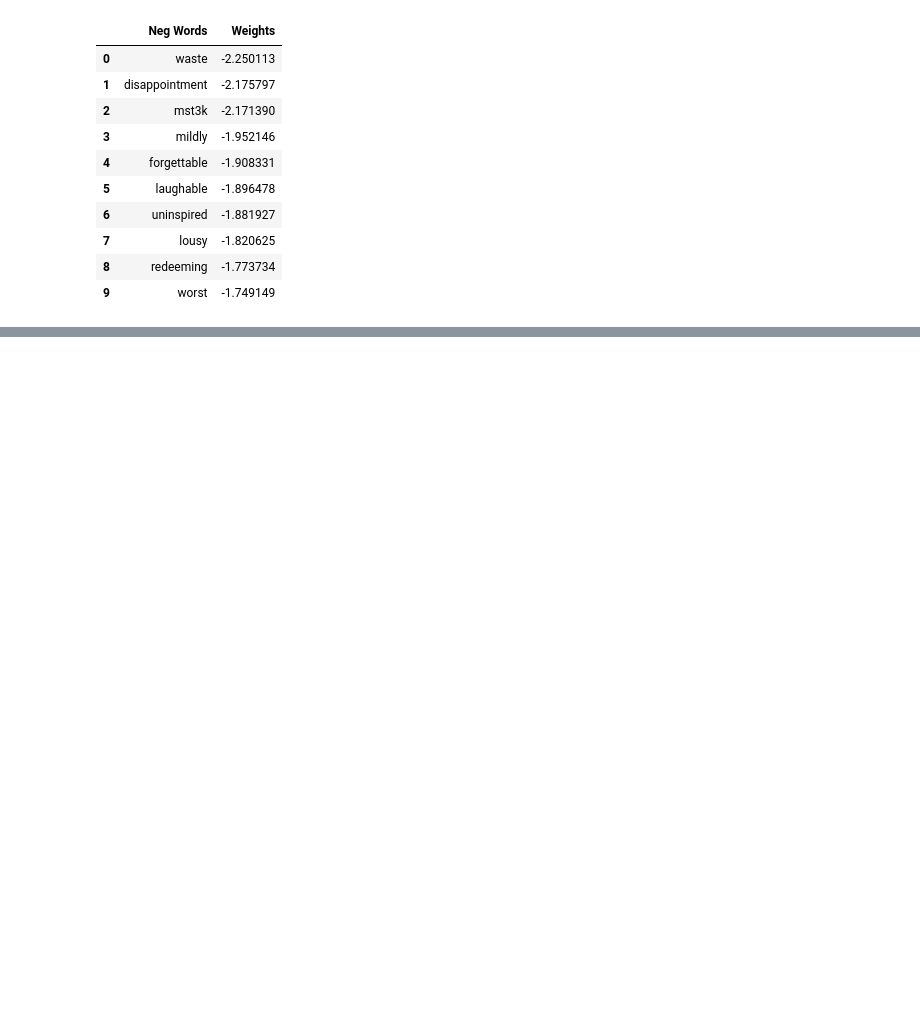
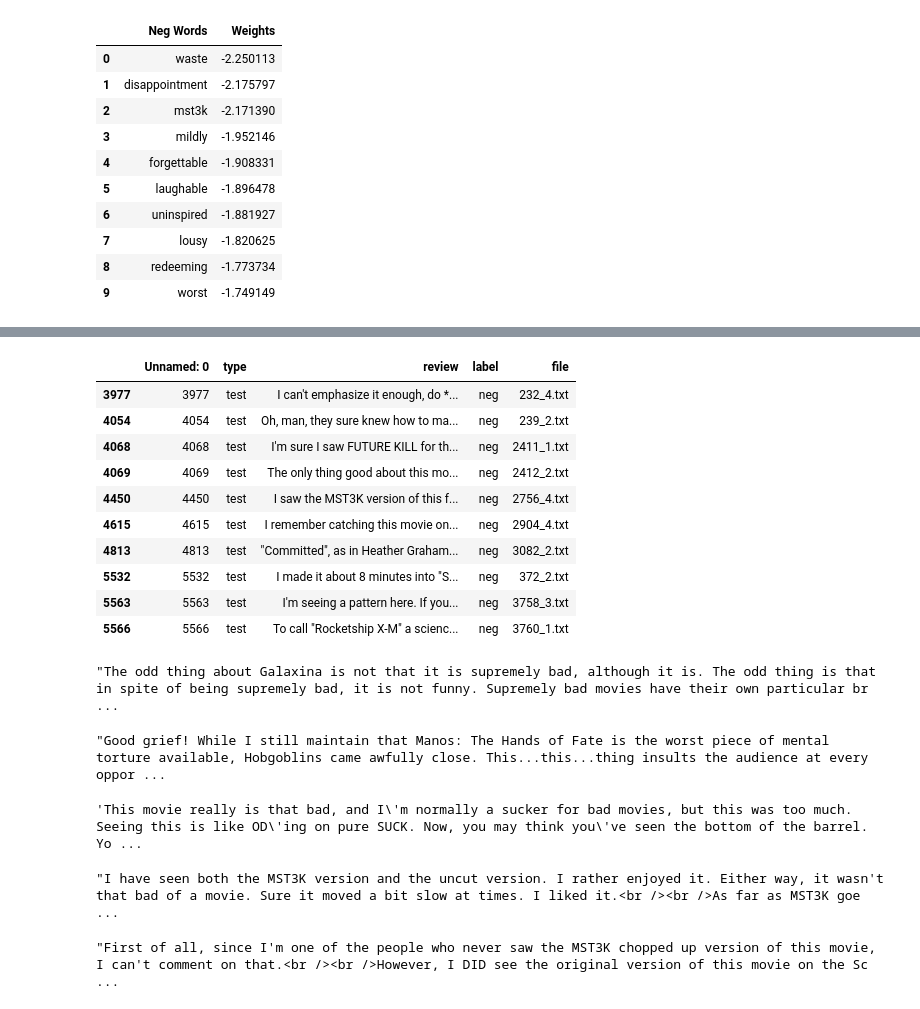
Before and after one commit to MrThomasPin/what-is-mst3k, a Jupyter notebook: imdb_mst3k.ipynb, the cells around one changed output, grey strips where cells are left out. Drawn from its saved outputs; the diff is of its cells as text; code cells hidden in the pictures; blank space fills up the shorter version.

```diff
--- a/imdb_mst3k.ipynb
+++ b/imdb_mst3k.ipynb
@@ -101,0 +113,34 @@ results
+# %%
+mst3k_df[50:60]
+# %% [output]
+|  | Unnamed: 0 | type | review | label | file |
+| 3977 | 3977 | test | I can't emphasize it enough, do *... | neg | 232_4.txt |
+| 4054 | 4054 | test | Oh, man, they sure knew how to ma... | neg | 239_2.txt |
+| 4068 | 4068 | test | I'm sure I saw FUTURE KILL for th... | neg | 2411_1.txt |
+| 4069 | 4069 | test | The only thing good about this mo... | neg | 2412_2.txt |
+| 4450 | 4450 | test | I saw the MST3K version of this f... | neg | 2756_4.txt |
+| 4615 | 4615 | test | I remember catching this movie on... | neg | 2904_4.txt |
+| 4813 | 4813 | test | "Committed", as in Heather Graham... | neg | 3082_2.txt |
+| 5532 | 5532 | test | I made it about 8 minutes into "S... | neg | 372_2.txt |
+| 5563 | 5563 | test | I'm seeing a pattern here. If you... | neg | 3758_3.txt |
+| 5566 | 5566 | test | To call "Rocketship X-M" a scienc... | neg | 3760_1.txt |
+# %%
+imdb_df["review"].loc[269]
+# %% [output]
+"The odd thing about Galaxina is not that it is supremely bad, although it is. The odd thing is that in spite of being supremely bad, it is not funny. Supremely bad movies have their own particular br ...
+# %%
+imdb_df["review"].loc[29812]
+# %% [output]
+"Good grief! While I still maintain that Manos: The Hands of Fate is the worst piece of mental torture available, Hobgoblins came awfully close. This...this...thing insults the audience at every oppor ...
+# %%
+imdb_df["review"].loc[134]
+# %% [output]
+'This movie really is that bad, and I\'m normally a sucker for bad movies, but this was too much. Seeing this is like OD\'ing on pure SUCK. Now, you may think you\'ve seen the bottom of the barrel. Yo ...
+# %%
+imdb_df["review"].loc[882]
+# %% [output]
+"I have seen both the MST3K version and the uncut version. I rather enjoyed it. Either way, it wasn't that bad of a movie. Sure it moved a bit slow at times. I liked it.<br /><br />As far as MST3K goe ...
+# %%
+imdb_df["review"].loc[883]
+# %% [output]
+"First of all, since I'm one of the people who never saw the MST3K chopped up version of this movie, I can't comment on that.<br /><br />However, I DID see the original version of this movie on the Sc ...
```
Also changed, not shown: parts of 5 cells of this notebook, 2 other files.
